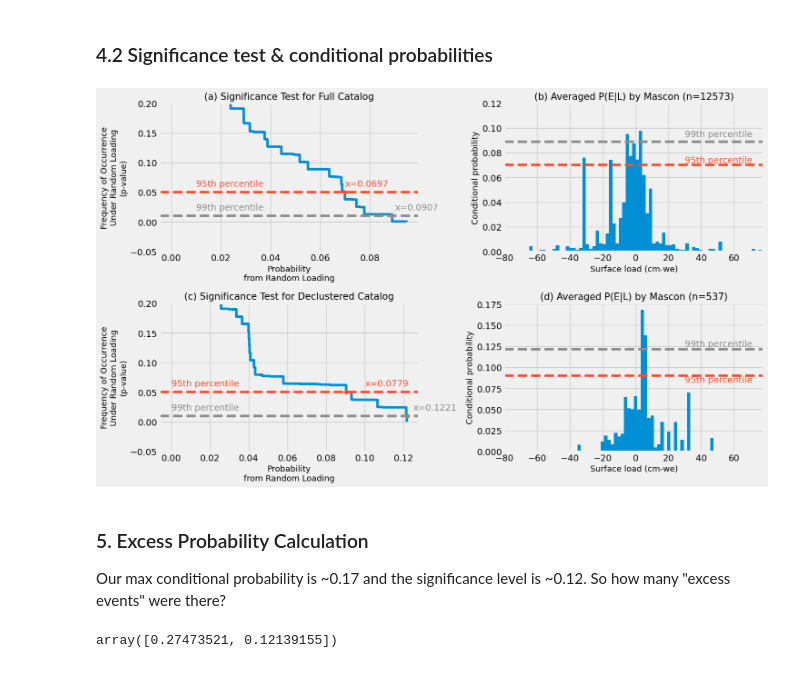
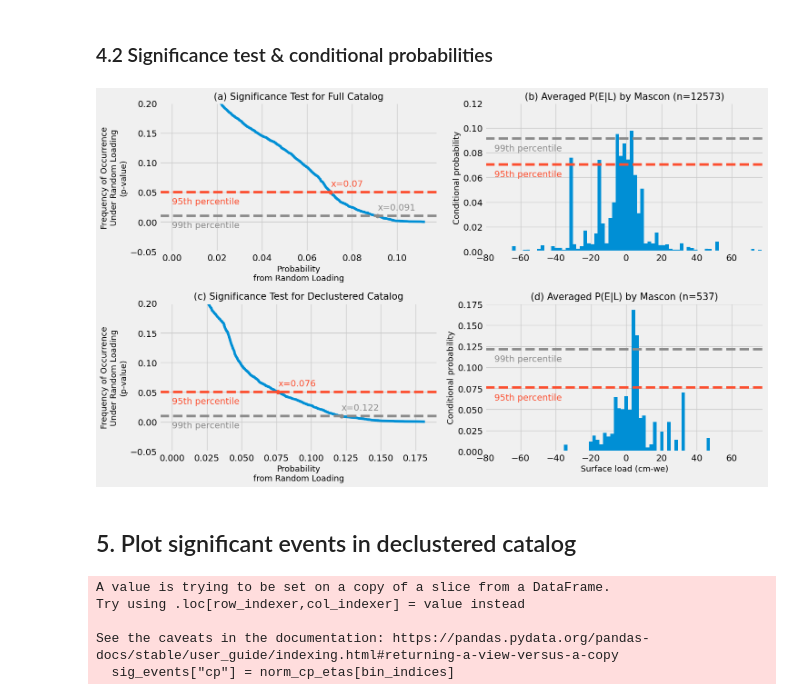
Before and after one commit to amandasyamsul/SLIQ, a Jupyter notebook: SLIQ-by-JPL-mascon.ipynb, the cells around one changed output. Cells and saved outputs as stored; diff of their text form; code cells hidden in the pictures.

```diff
--- a/SLIQ-by-JPL-mascon.ipynb
+++ b/SLIQ-by-JPL-mascon.ipynb
@@ -146,9 +144,6 @@ def calc_cp_by_mascon(catalog_gdf, loads):
     # Compute the average conditional probability across all mascons
     cp_averaged = np.nanmean(np.array(cp), axis=0)
 
-    # Normalize the averaged conditional probability to sum to 1
-    cp_averaged = cp_averaged / np.sum(cp_averaged)
-
     return cp_averaged, bins
 # %%
 cp_averaged, bins = calc_cp_by_mascon(catalog_gdf_full, lwe_data)
@@ -191,4 +190,4 @@ axes[1].grid(True)
 2. Calculate cp for each randomized load dataset
 # %%
 # Number of randomizations
-N = 1000
+N = 100
@@ -235,0 +283,2 @@ etas_cp_real_distribution = np.array(etas_cp_real_distribution)  # Shape: (N, nu
+# %%
+N=100
@@ -237,4 +372,7 @@ etas_cp_real_distribution = np.array(etas_cp_real_distribution)  # Shape: (N, nu
 ## 4. Figures
 # %% [markdown]
 ### 4.1 Convergence test
+# %%
+chosen_dist = cp_real_distribution
+etas_chosen_dist = etas_cp_real_distribution
 # %%
@@ -312,7 +439,7 @@ fs = 13
 ### (1) Significance Test for Full Catalog
 ax = axes[0, 0]
 wid_etas = np.mean(np.diff(bins))
-full_dist = cp_real_distribution.flatten()
+full_dist = chosen_dist.flatten()
 sorted_data = np.sort(full_dist)
 pval = 1 - np.arange(sorted_data.size) / sorted_data.size
 ax.plot(sorted_data, pval)
@@ -323,15 +450,15 @@ ax.set_ylim([-0.05, 0.2])
 significant95 = min(sorted_data[pval < 0.05])
 significant99 = min(sorted_data[pval < 0.01])
 
-ax.text(0.01, 0.06, '95th percentile', color='C1')
+ax.text(0, 0.03, '95th percentile', color='C1')
 ax.axhline(y=0.05, color='C1', linestyle='--')
 ax.plot(significant95, 0.05, 'C1o')
-ax.text(0.07, 0.06, 'x=0.0697', color='C1')
+ax.text(significant95, 0.06, 'x=' + str(round(significant95,3)), color='C1')
 
-ax.text(0.01, 0.02, '99th percentile', color='C4')
+ax.text(0, -0.01, '99th percentile', color='C4')
 ax.axhline(y=0.01, color='C4', linestyle='--')
 ax.plot(significant99, 0.01, 'C4o')
-ax.text(0.09, 0.02, 'x=0.0907', color='C4')
+ax.text(significant99, 0.02, 'x=' + str(round(significant99,3)), color='C4')
 
 ax.grid(True)
 
@@ -340,12 +467,12 @@ ax = axes[0, 1]
 wid_etas = np.mean(np.diff(bins))
 ax.bar(bins[:-1], cp_averaged / np.sum(cp_averaged), width=wid_etas)
 ax.set_xlim(bins[0], bins[-2])
-ax.set_xlabel('Surface load (cm-we)', fontsize=fs)
+
 ax.set_ylabel('Conditional probability', fontsize=fs)
 ax.set_title('(b) Averaged P(E|L) by Mascon (n=12573)', fontsize=fs + 2)
-ax.text(30, 0.072, '95th percentile', color='C1')
+ax.text(-75, significant95-0.01, '95th percentile', color='C1')
 ax.axhline(y=significant95, color='C1', linestyle='--')
-ax.text(30, 0.093, '99th percentile', color='C4')
+ax.text(-75, significant99-0.01, '99th percentile', color='C4')
 ax.axhline(y=significant99, color='C4', linestyle='--')
 ax.grid(True)
 ax.set_ylim([0, 0.12])
@@ -353,7 +480,7 @@ ax.set_ylim([0, 0.12])
 ### (3) Significance Test for ETAS Declustered Catalog
 ax = axes[1, 0]
 wid_etas = np.mean(np.diff(bins))
-full_dist = etas_cp_real_distribution.flatten()
+full_dist = etas_chosen_dist.flatten()
 sorted_data = np.sort(full_dist)
 pval = 1 - np.arange(sorted_data.size) / sorted_data.size
 ax.plot(sorted_data, pval)
@@ -362,47 +489,39 @@ ax.set_xlabel('Probability\nfrom Random Loading', fontsize=fs)
 ax.set_title('(c) Significance Test for Declustered Catalog', fontsize=fs + 2)
 ax.set_ylim([-0.05, 0.2])
 significant95 = min(sorted_data[pval < 0.05])
 significant99 = min(sorted_data[pval < 0.01])
-ax.text(0, 0.06, '95th percentile', color='C1')
+ax.text(0, 0.03, '95th percentile', color='C1')
 ax.axhline(y=0.05, color='C1', linestyle='--')
 ax.plot(significant95, 0.05, 'C1o')
-ax.text(0.1, 0.06, 'x=0.0779', color='C1')
-ax.text(0, 0.02, '99th percentile', color='C4')
+ax.text(significant95, 0.06, 'x=' + str(round(significant95,3)), color='C1')
+ax.text(0, -0.01, '99th percentile', color='C4')
 ax.axhline(y=0.01, color='C4', linestyle='--')
 ax.plot(significant99, 0.01, 'C4o')
-ax.text(0.125, 0.02, 'x=0.1221', color='C4')
+ax.text(significant99, 0.02, 'x=' + str(round(significant99,3)), color='C4')
 ax.grid(True)
 
 ### (4) P(E|L) by Mascon (Declustered Catalog)
 ax = axes[1, 1]
 wid_etas = np.mean(np.diff(bins))
 norm_cp_etas = etas_cp_averaged / np.sum(etas_cp_averaged)
 ax.bar(bins[:-1], norm_cp_etas, width=wid_etas, align='edge')
 ax.set_xlim(bins[0], bins[-2])
 ax.set_xlabel('Surface load (cm-we)', fontsize=fs)
 ax.set_ylabel('Conditional probability', fontsize=fs)
 ax.set_title('(d) Averaged P(E|L) by Mascon (n=537)', fontsize=fs + 2)
-ax.text(30, 0.082, '95th percentile', color='C1')
+ax.text(-75, significant95-0.015, '95th percentile', color='C1')
 ax.axhline(y=significant95, color='C1', linestyle='--')
-ax.text(30, 0.125, '99th percentile', color='C4')
+ax.text(-75, significant99-0.015, '99th percentile', color='C4')
 ax.axhline(y=significant99, color='C4', linestyle='--')
 
 # ax.axvline(sig_bins_left[0], color='C5')
 # ax.axvline(sig_bins_right[1], color='C3')
 ax.grid(True)
 
 # Layout adjustment
 plt.tight_layout()
 plt.show()
 # %% [output]
-[figure, old version]
+[figure, new version]
-# %% [markdown]
-### 5. Excess Probability Calculation
-
-Our max conditional probability is ~0.17 and the significance level is ~0.12.  So how many "excess events" were there?
-# %%
-excess_event_fraction = (norm_cp_etas - significant99) / norm_cp_etas
-excess_event_fraction = excess_event_fraction[excess_event_fraction>0]
-excess_event_fraction # In the two bins that are significant
-# %% [output]
-array([0.27473521, 0.12139155])
+# %% [markdown]
+## 5. Plot significant events in declustered catalog
@@ -408,0 +535,19 @@ array([0.27473521, 0.12139155])
+# %%
+# Events are defined as significant if their cp is above the 99th percentile of conditional probabilities (between two vertical red lines in plot (d))
+
+sig_events = etas_declustered[(etas_declustered.dmass > sig_bins_left[0]) & (etas_declustered.dmass < sig_bins_right[1])]
+
+# Find the bin index for each event
+bin_indices = np.digitize(sig_events["dmass"], bins[:-1]) - 1  # Adjust for 0-based indexing
+
+# Ensure indices are within valid range
+bin_indices = np.clip(bin_indices, 0, len(norm_cp_etas) - 1)
+
+# Assign cp to each event
+sig_events["cp"] = norm_cp_etas[bin_indices]
+# %% [output]
+A value is trying to be set on a copy of a slice from a DataFrame.
+Try using .loc[row_indexer,col_indexer] = value instead
+
+See the caveats in the documentation: https://pandas.pydata.org/pandas-docs/stable/user_guide/indexing.html#returning-a-view-versus-a-copy
+  sig_events["cp"] = norm_cp_etas[bin_indices]
```
Also changed, not shown: parts of 31 cells of this notebook.
